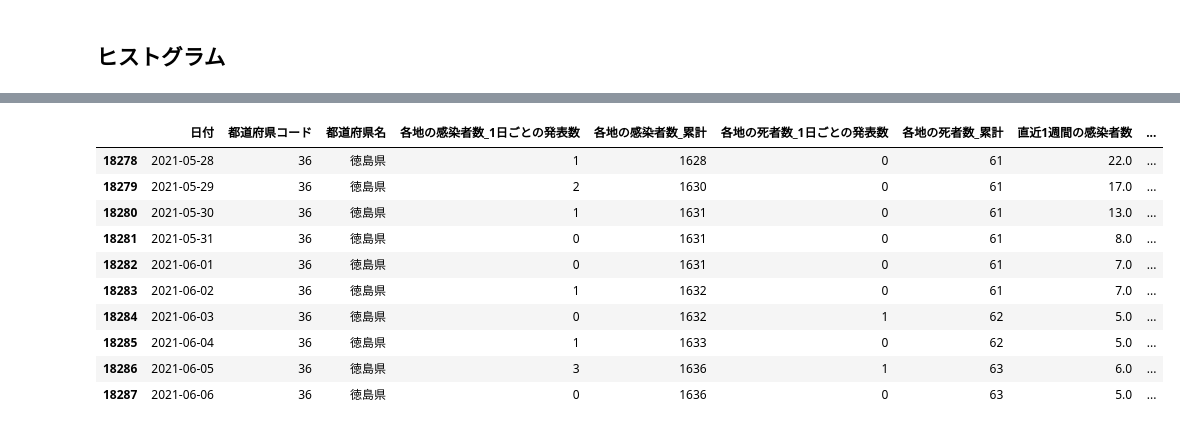
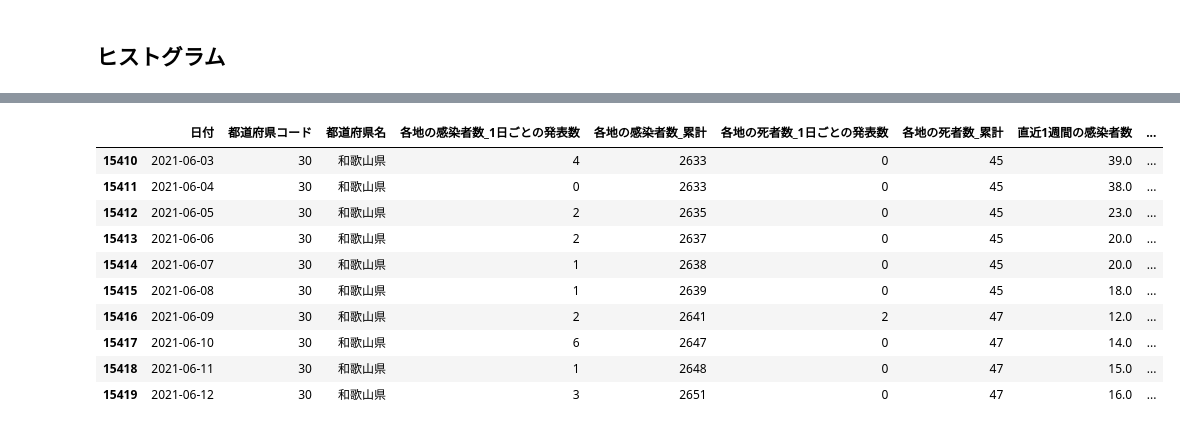
Before and after one commit to marzg510/data-analyze-covid-19, a Jupyter notebook: covid-19-jp-nhk-pref-latest.ipynb, the cells around one changed output, grey strips where cells are left out. Drawn from its saved outputs; the diff is of its cells as text; code cells hidden in the pictures.

```diff
--- a/covid-19-jp-nhk-pref-latest.ipynb
+++ b/covid-19-jp-nhk-pref-latest.ipynb
@@ -338,16 +338,16 @@ plt.hist(all_jp_desc["10万人当たりの感染者数"],bins=[0,200,400,600,800
  array([   0,  200,  400,  600,  800, 1000, 1200]),
  <a list of 6 Patch objects>)
 # %%
-pref[pref["都道府県名"]=="徳島県"].tail(10)
+pref[pref["都道府県名"]=="和歌山県"].tail(10)
 # %% [output]
 |  | 日付 | 都道府県コード | 都道府県名 | 各地の感染者数_1日ごとの発表数 | 各地の感染者数_累計 | 各地の死者数_1日ごとの発表数 | 各地の死者数_累計 | 直近1週間の感染者数 | ... |
-| 18278 | 2021-05-28 | 36 | 徳島県 | 1 | 1628 | 0 | 61 | 22.0 | ... |
-| 18279 | 2021-05-29 | 36 | 徳島県 | 2 | 1630 | 0 | 61 | 17.0 | ... |
-| 18280 | 2021-05-30 | 36 | 徳島県 | 1 | 1631 | 0 | 61 | 13.0 | ... |
-| 18281 | 2021-05-31 | 36 | 徳島県 | 0 | 1631 | 0 | 61 | 8.0 | ... |
-| 18282 | 2021-06-01 | 36 | 徳島県 | 0 | 1631 | 0 | 61 | 7.0 | ... |
-| 18283 | 2021-06-02 | 36 | 徳島県 | 1 | 1632 | 0 | 61 | 7.0 | ... |
-| 18284 | 2021-06-03 | 36 | 徳島県 | 0 | 1632 | 1 | 62 | 5.0 | ... |
-| 18285 | 2021-06-04 | 36 | 徳島県 | 1 | 1633 | 0 | 62 | 5.0 | ... |
-| 18286 | 2021-06-05 | 36 | 徳島県 | 3 | 1636 | 1 | 63 | 6.0 | ... |
-| 18287 | 2021-06-06 | 36 | 徳島県 | 0 | 1636 | 0 | 63 | 5.0 | ... |
+| 15410 | 2021-06-03 | 30 | 和歌山県 | 4 | 2633 | 0 | 45 | 39.0 | ... |
+| 15411 | 2021-06-04 | 30 | 和歌山県 | 0 | 2633 | 0 | 45 | 38.0 | ... |
+| 15412 | 2021-06-05 | 30 | 和歌山県 | 2 | 2635 | 0 | 45 | 23.0 | ... |
+| 15413 | 2021-06-06 | 30 | 和歌山県 | 2 | 2637 | 0 | 45 | 20.0 | ... |
+| 15414 | 2021-06-07 | 30 | 和歌山県 | 1 | 2638 | 0 | 45 | 20.0 | ... |
+| 15415 | 2021-06-08 | 30 | 和歌山県 | 1 | 2639 | 0 | 45 | 18.0 | ... |
+| 15416 | 2021-06-09 | 30 | 和歌山県 | 2 | 2641 | 2 | 47 | 12.0 | ... |
+| 15417 | 2021-06-10 | 30 | 和歌山県 | 6 | 2647 | 0 | 47 | 14.0 | ... |
+| 15418 | 2021-06-11 | 30 | 和歌山県 | 1 | 2648 | 0 | 47 | 15.0 | ... |
+| 15419 | 2021-06-12 | 30 | 和歌山県 | 3 | 2651 | 0 | 47 | 16.0 | ... |
```
Also changed, not shown: parts of 18 cells of this notebook, 53 other files.
